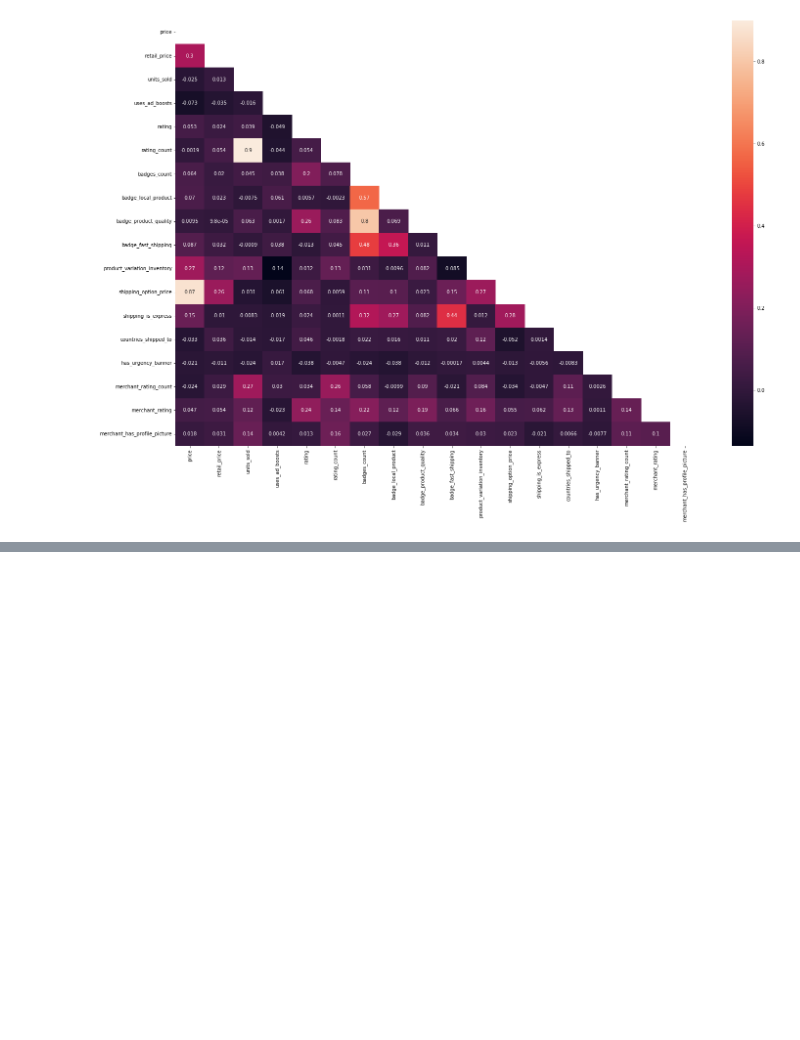
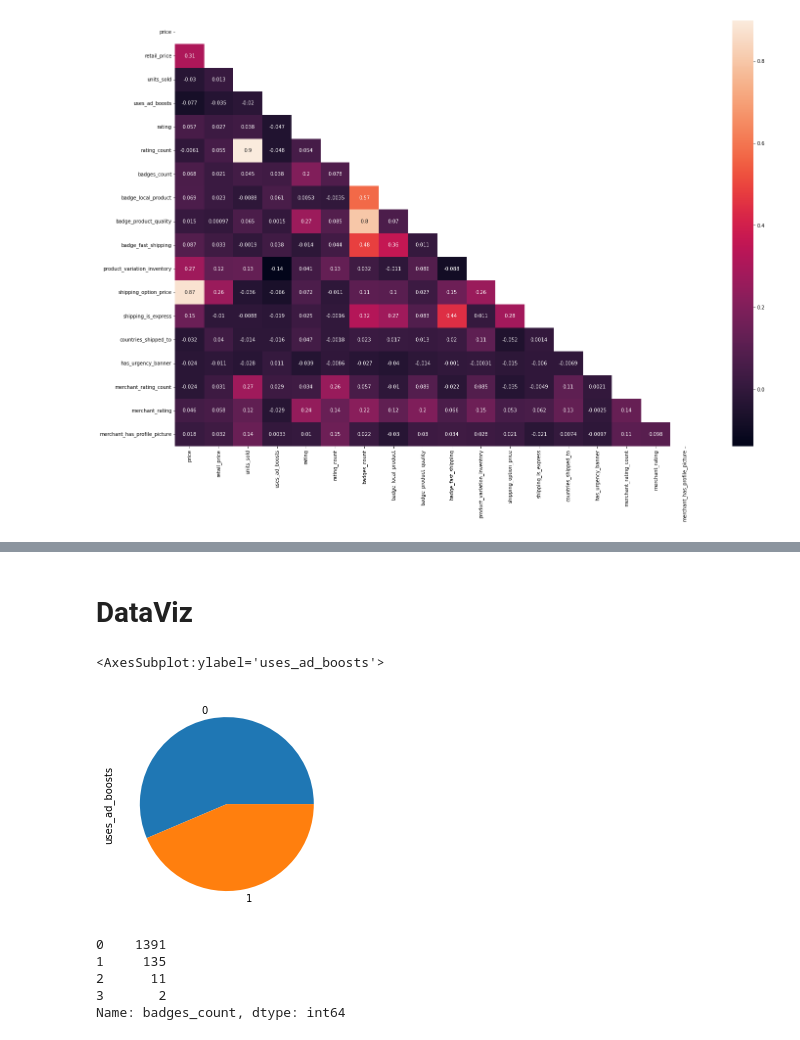
Before and after one commit to RAZMOKEUR/ecommercedata, a Jupyter notebook: e-commerce.ipynb, the cells around one changed output, grey strips where cells are left out. Saved outputs shown, nothing was run; the diff lists cells and outputs as text; code cells hidden in the pictures; blank space fills up the shorter version.

```diff
--- a/e-commerce.ipynb
+++ b/e-commerce.ipynb
@@ -199,8 +225,8 @@ Name: currency_buyer, dtype: int64
 # %%
 columns_to_drop = ['title_orig', 'rating_five_count', 'rating_four_count', 'rating_three_count', 'rating_two_count',
-                   'rating_one_count',  'tags', 'product_color', 'inventory_total', 'shipping_option_name', 'urgency_text',
+                   'rating_one_count',  'tags', 'inventory_total', 'shipping_option_name', 'urgency_text',
                    'origin_country', 'merchant_title', 'merchant_name', 'merchant_info_subtitle', 'merchant_id',
-                   'merchant_profile_picture', 'product_url', 'product_id', 'theme', 'crawl_month', 'product_variation_size_id', 'product_picture']
+                   'merchant_profile_picture', 'product_url', 'product_id', 'theme', 'crawl_month', 'product_picture']
 # %%
 df.drop(columns_to_drop, axis=1, inplace=True)
 # %%
@@ -302,0 +562,2 @@ dtype: int64
+# %%
+df['product_color'] = df['product_color'].map(color_convert_dict)
@@ -302,0 +660,3 @@ dtype: int64
+# %%
+df['product_color'] = df['product_color'].fillna('autre')
+df['product_color'].unique()
@@ -473,0 +816,15 @@ ResourceClosedError: This result object does not return rows. It has been closed
+# %% [markdown]
+# DataViz
+# %%
+df.uses_ad_boosts.value_counts().plot.pie()
+# %% [output]
+<AxesSubplot:ylabel='uses_ad_boosts'>
+[figure, added]
+# %%
+df.badges_count.value_counts()
+# %% [output]
+0    1391
+1     135
+2      11
+3       2
+Name: badges_count, dtype: int64
```
Also changed, not shown: parts of 73 cells of this notebook.
